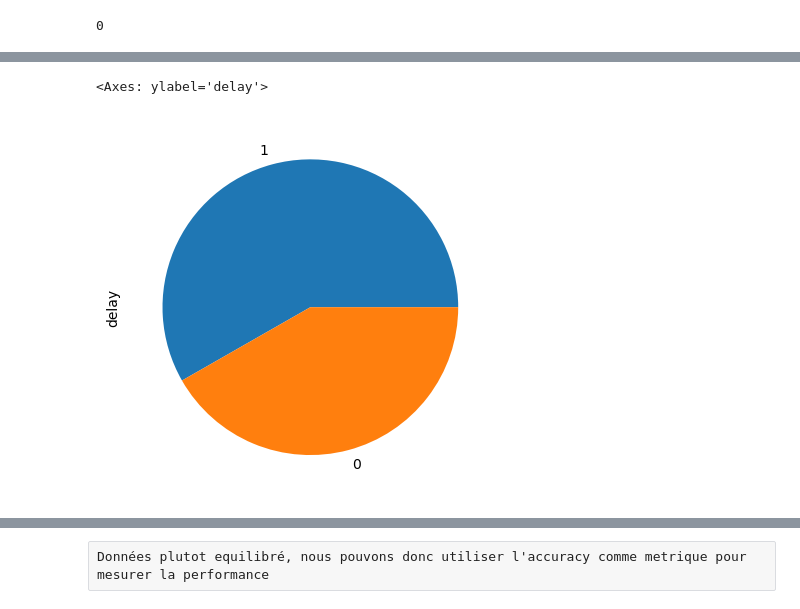
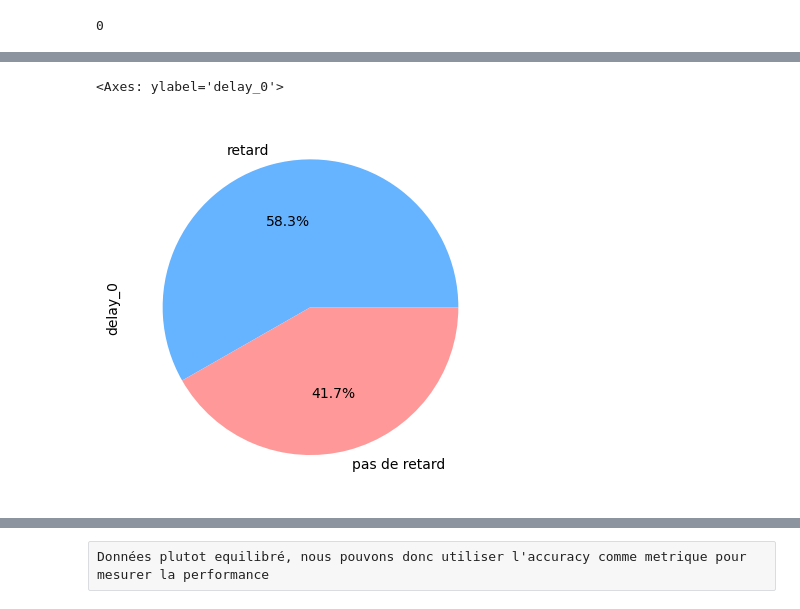
Before and after one commit to monaim-fadhli/partie-ML-, a Jupyter notebook: projet_bloc_5.ipynb, the cells around one changed output, grey strips where cells are left out. Cells and saved outputs as stored; diff of their text form; code cells hidden in the pictures.

```diff
--- a/projet_bloc_5.ipynb
+++ b/projet_bloc_5.ipynb
@@ -273,5 +233,21 @@ for t in df_final["delay_at_checkout_in_minutes"]:
         retard.append(0)
     else:
         retard.append(1)
-df_final["delay"] = retard
+df_final["delay_0"] = retard
+# %%
+retard_2 = []
+for t in df_final["delay_at_checkout_in_minutes"]:
+    if t <= 15:
+        retard_2.append(0)
+    else:
+        retard_2.append(1)
+df_final["delay_15"] = retard_2
+# %%
+retard_3 = []
+for t in df_final["delay_at_checkout_in_minutes"]:
+    if t <= 30:
+        retard_3.append(0)
+    else:
+        retard_3.append(1)
+df_final["delay_30"] = retard_3
 # %%
@@ -307,5 +283,5 @@ df_final[df_final["engine_power"]==0]
 # %%
-pd.DataFrame(df_final["delay"].value_counts())["delay"].plot.pie()
+pd.DataFrame(df_final["delay_0"].value_counts())["delay_0"].plot.pie(autopct="%1.1f%%", colors=["#66B3FF", "#FF9999"], labels=["retard", "pas de retard"])
 # %% [output]
-<Axes: ylabel='delay'>
+<Axes: ylabel='delay_0'>
-[figure, old version]
+[figure, new version]
```
Also changed, not shown: parts of 214 cells of this notebook.
